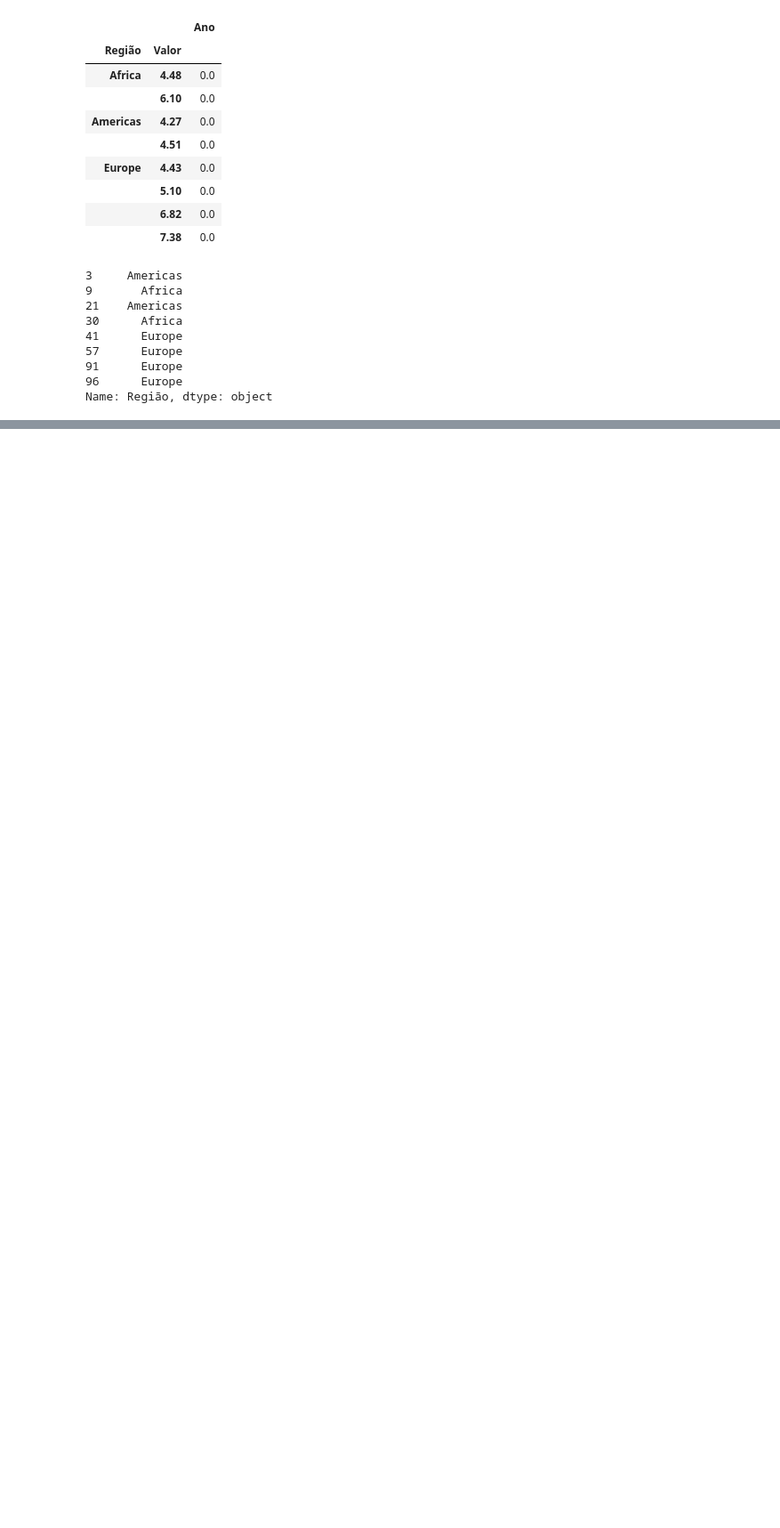
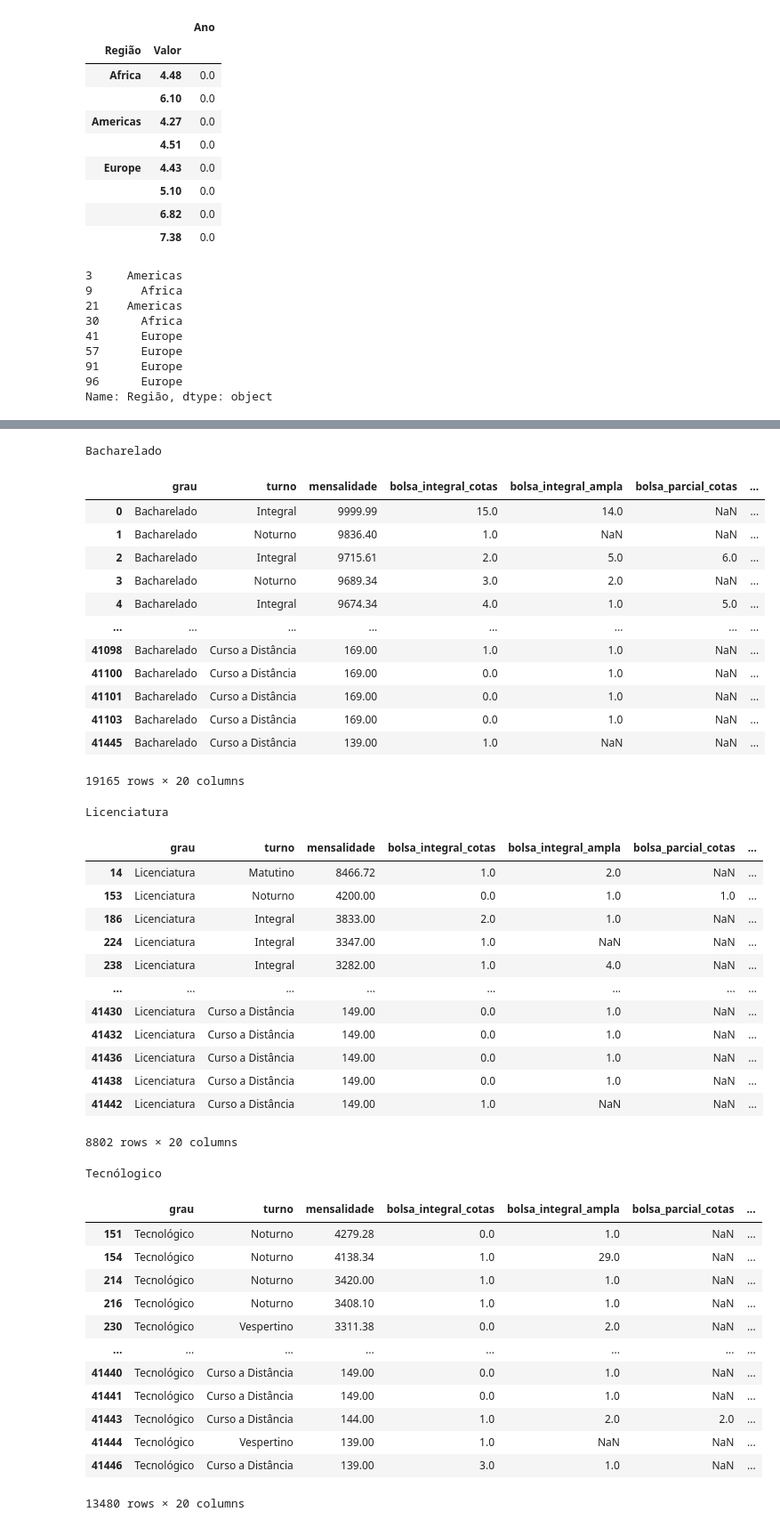
Before and after one commit to bruno-jannuzzi/NF3-BIG-DATA-BrunoReis, a Jupyter notebook: BigData3_BRUNO.ipynb, the cells around one changed output, grey strips where cells are left out. Shown at 89% size. Cells and saved outputs as stored; diff of their text form; code cells hidden in the pictures; blank space fills up the shorter version.

```diff
--- a/BigData3_BRUNO.ipynb
+++ b/BigData3_BRUNO.ipynb
@@ -288,0 +335,63 @@ Name: Região, dtype: object
+# %%
+# Questão 2, letra b. Agrupe os dados pelo grau (Bacharelado, Licenciatura, etc).
+
+import pandas as pd
+df = pd.read_csv('https://raw.githubusercontent.com/bruno-jannuzzi/NF3-BIG-DATA-BrunoReis/main/cursos-prouni.csv', sep = ',')
+type(df)
+
+grau = df.groupby('grau')
+
+bacharelado = grau.get_group('Bacharelado')
+print("Bacharelado")
+display(bacharelado)
+
+licenciatura = grau.get_group('Licenciatura')
+print("Licenciatura")
+display(licenciatura)
+
+tecnologico = grau.get_group('Tecnológico')
+print("Tecnólogico")
+display(tecnologico)
+# %% [output]
+Bacharelado
+|  | grau | turno | mensalidade | bolsa_integral_cotas | bolsa_integral_ampla | bolsa_parcial_cotas | ... |
+| 0 | Bacharelado | Integral | 9999.99 | 15.0 | 14.0 | NaN | ... |
+| 1 | Bacharelado | Noturno | 9836.40 | 1.0 | NaN | NaN | ... |
+| 2 | Bacharelado | Integral | 9715.61 | 2.0 | 5.0 | 6.0 | ... |
+| 3 | Bacharelado | Noturno | 9689.34 | 3.0 | 2.0 | NaN | ... |
+| 4 | Bacharelado | Integral | 9674.34 | 4.0 | 1.0 | 5.0 | ... |
+| ... | ... | ... | ... | ... | ... | ... | ... |
+| 41098 | Bacharelado | Curso a Distância | 169.00 | 1.0 | 1.0 | NaN | ... |
+| 41100 | Bacharelado | Curso a Distância | 169.00 | 0.0 | 1.0 | NaN | ... |
+| 41101 | Bacharelado | Curso a Distância | 169.00 | 0.0 | 1.0 | NaN | ... |
+| 41103 | Bacharelado | Curso a Distância | 169.00 | 0.0 | 1.0 | NaN | ... |
+| 41445 | Bacharelado | Curso a Distância | 139.00 | 1.0 | NaN | NaN | ... |
+19165 rows × 20 columns
+Licenciatura
+|  | grau | turno | mensalidade | bolsa_integral_cotas | bolsa_integral_ampla | bolsa_parcial_cotas | ... |
+| 14 | Licenciatura | Matutino | 8466.72 | 1.0 | 2.0 | NaN | ... |
+| 153 | Licenciatura | Noturno | 4200.00 | 0.0 | 1.0 | 1.0 | ... |
+| 186 | Licenciatura | Integral | 3833.00 | 2.0 | 1.0 | NaN | ... |
+| 224 | Licenciatura | Integral | 3347.00 | 1.0 | NaN | NaN | ... |
+| 238 | Licenciatura | Integral | 3282.00 | 1.0 | 4.0 | NaN | ... |
+| ... | ... | ... | ... | ... | ... | ... | ... |
+| 41430 | Licenciatura | Curso a Distância | 149.00 | 0.0 | 1.0 | NaN | ... |
+| 41432 | Licenciatura | Curso a Distância | 149.00 | 0.0 | 1.0 | NaN | ... |
+| 41436 | Licenciatura | Curso a Distância | 149.00 | 0.0 | 1.0 | NaN | ... |
+| 41438 | Licenciatura | Curso a Distância | 149.00 | 0.0 | 1.0 | NaN | ... |
+| 41442 | Licenciatura | Curso a Distância | 149.00 | 1.0 | NaN | NaN | ... |
+8802 rows × 20 columns
+Tecnólogico
+|  | grau | turno | mensalidade | bolsa_integral_cotas | bolsa_integral_ampla | bolsa_parcial_cotas | ... |
+| 151 | Tecnológico | Noturno | 4279.28 | 0.0 | 1.0 | NaN | ... |
+| 154 | Tecnológico | Noturno | 4138.34 | 1.0 | 29.0 | NaN | ... |
+| 214 | Tecnológico | Noturno | 3420.00 | 1.0 | 1.0 | NaN | ... |
+| 216 | Tecnológico | Noturno | 3408.10 | 1.0 | 1.0 | NaN | ... |
+| 230 | Tecnológico | Vespertino | 3311.38 | 0.0 | 2.0 | NaN | ... |
+| ... | ... | ... | ... | ... | ... | ... | ... |
+| 41440 | Tecnológico | Curso a Distância | 149.00 | 0.0 | 1.0 | NaN | ... |
+| 41441 | Tecnológico | Curso a Distância | 149.00 | 0.0 | 1.0 | NaN | ... |
+| 41443 | Tecnológico | Curso a Distância | 144.00 | 1.0 | 2.0 | 2.0 | ... |
+| 41444 | Tecnológico | Vespertino | 139.00 | 1.0 | NaN | NaN | ... |
+| 41446 | Tecnológico | Curso a Distância | 139.00 | 3.0 | 1.0 | NaN | ... |
+13480 rows × 20 columns
```
Also changed, not shown: parts of 12 cells of this notebook.
